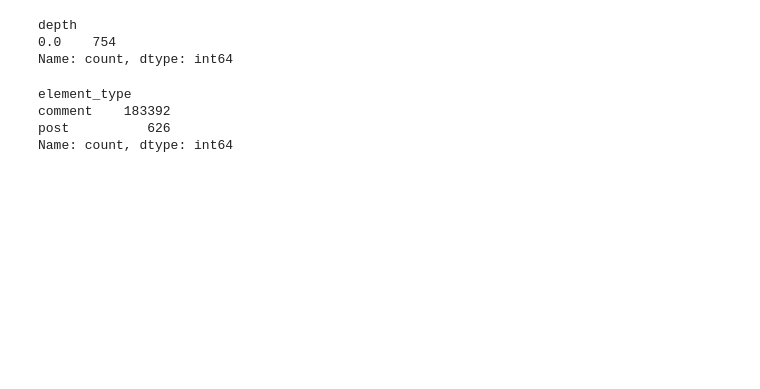
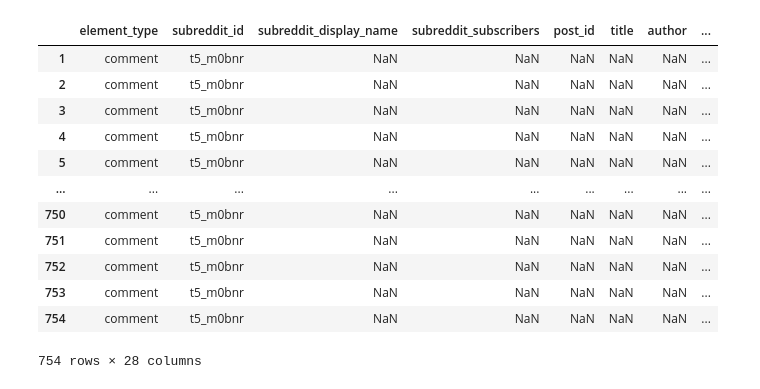
Before and after one commit to noisecape/trend-finder, a Jupyter notebook: src/notebooks/visualise_comments_posts.ipynb, the cells around one changed output. Cells and saved outputs as stored; diff of their text form; code cells hidden in the pictures; blank space fills up the shorter version.

```diff
--- a/src/notebooks/visualise_comments_posts.ipynb
+++ b/src/notebooks/visualise_comments_posts.ipynb
@@ -21,13 +124,16 @@ df
 # %%
-df.loc[(df['post_id'] == 'n1s9ub') | (df['parent_id'] == 't3_n1s9ub')].depth.value_counts()
+df.loc[df['parent_id'] == 't3_n1s9ub']
 # %% [output]
+|  | element_type | subreddit_id | subreddit_display_name | subreddit_subscribers | post_id | title | author | ... |
+| 1 | comment | t5_m0bnr | NaN | NaN | NaN | NaN | NaN | ... |
+| 2 | comment | t5_m0bnr | NaN | NaN | NaN | NaN | NaN | ... |
+| 3 | comment | t5_m0bnr | NaN | NaN | NaN | NaN | NaN | ... |
+| 4 | comment | t5_m0bnr | NaN | NaN | NaN | NaN | NaN | ... |
+| 5 | comment | t5_m0bnr | NaN | NaN | NaN | NaN | NaN | ... |
+| ... | ... | ... | ... | ... | ... | ... | ... | ... |
+| 750 | comment | t5_m0bnr | NaN | NaN | NaN | NaN | NaN | ... |
+| 751 | comment | t5_m0bnr | NaN | NaN | NaN | NaN | NaN | ... |
+| 752 | comment | t5_m0bnr | NaN | NaN | NaN | NaN | NaN | ... |
+| 753 | comment | t5_m0bnr | NaN | NaN | NaN | NaN | NaN | ... |
+| 754 | comment | t5_m0bnr | NaN | NaN | NaN | NaN | NaN | ... |
-depth
-0.0    754
-Name: count, dtype: int64
+754 rows × 28 columns
-# %%
-df.element_type.value_counts()
-# %% [output]
-element_type
-comment    183392
-post          626
-Name: count, dtype: int64
```
Also changed, not shown: parts of 25 cells of this notebook, 2 other files.
